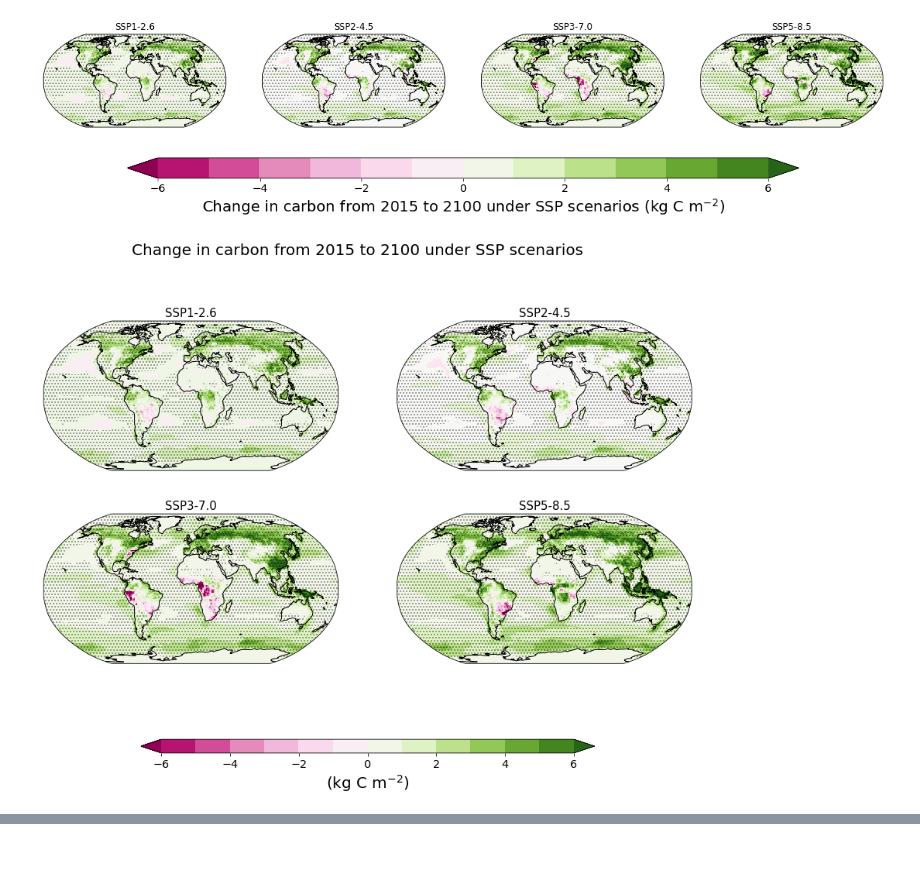
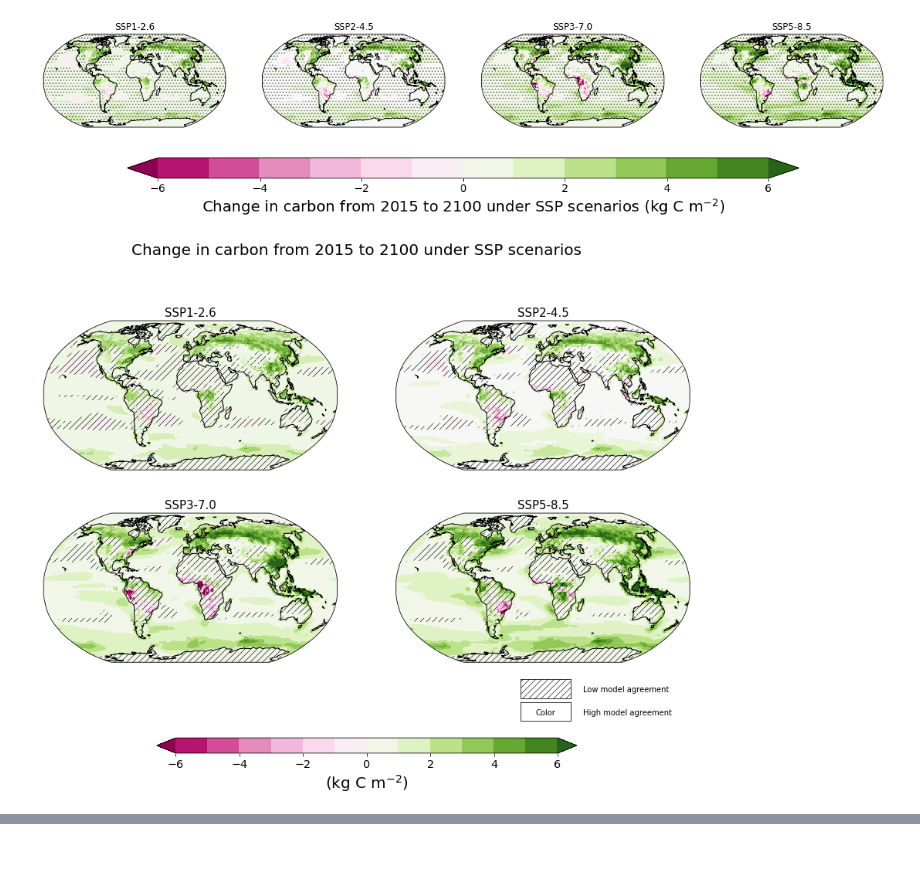
Before and after one commit to ckoven/cmip6_beta_gamma_maps, a Jupyter notebook: cstock_change_maps.ipynb, the cells around one changed output, grey strips where cells are left out. Drawn from its saved outputs; the diff is of its cells as text; code cells hidden in the pictures.

```diff
--- a/cstock_change_maps.ipynb
+++ b/cstock_change_maps.ipynb
@@ -666,7 +668,15 @@ for model_i in range(nmodels):
     for exp_i in range(nexps):
         for var_i in range(nvars):
             for fname_i in range(len(file_main_list_dynamics[model_i][var_i][exp_i])):
-                file_main_list_dynamics_fullpath[model_i][var_i][exp_i][fname_i] = substitute_filename_returnfirst(file_main_list_dynamics[model_i][var_i][exp_i][fname_i],filename_lookup)
+                try:
+                    file_main_list_dynamics_fullpath[model_i][var_i][exp_i][fname_i] = substitute_filename_returnfirst(file_main_list_dynamics[model_i][var_i][exp_i][fname_i],filename_lookup)
+                except:
+                    #print(file_main_list_dynamics[model_i][var_i][exp_i][fname_i])
+                    try:
+                        url = lookup_esg(models_list[model_i],exps_list[exp_i],vars_list[var_i], file_main_list_dynamics[model_i][var_i][exp_i][fname_i])
+                        print(url)
+                    except:
+                        print('no file for '+file_main_list_dynamics[model_i][var_i][exp_i][fname_i])
 # %% [markdown]
 #### load all land carbon data, regrid, and subtract anomalies from reference values
 # %%
@@ -877,33 +887,54 @@ f.savefig('delta_c_maps_ssps.pdf', format='pdf')
 # %%
 f, axislist = plt.subplots(nrows=2, ncols=2, figsize=(15, 12), subplot_kw={'projection': ccrs.Robinson()})
 
 titlelist = ['SSP1-2.6','SSP2-4.5','SSP3-7.0','SSP5-8.5']
 stipling_agreement_fraction = 0.80
 
+mpl.rcParams['hatch.linewidth'] = 0.6
 
 for i_exp in range(1,5):
     i_plot = i_exp-1
     #
     # first calculate the change since 1850
     deltac_since1850_ensmean = deltac[i_exp,:,:].mean(dim='model')-deltac[0,:,:].mean(dim='model')
     deltac_since1850_bymodel = deltac[i_exp,:,:]-deltac[0,:,:]
     fractional_agreement = (np.sign(deltac_since1850_bymodel) == np.sign(deltac_since1850_ensmean)).mean(dim='model')
     #
     a = deltac_since1850_ensmean.plot(ax=axislist.flatten()[i_plot], transform=ccrs.PlateCarree(), add_colorbar=False, levels=np.arange(-6,7,1), cmap='PiYG')  # cmap='PRGn'
     axislist.flatten()[i_plot].coastlines()
-    axislist.flatten()[i_plot].axes.contourf(fractional_agreement.lon,fractional_agreement.lat,1.-fractional_agreement,levels=[0.,1.-stipling_agreement_fraction],
+    axislist.flatten()[i_plot].axes.contourf(fractional_agreement.lon,fractional_agreement.lat,fractional_agreement,levels=[0.,stipling_agreement_fraction],
              antialiased = False,
              extend ='neither',
              colors='white',
-             hatches=['...'],
+             hatches=['///'],
              transform=ccrs.PlateCarree(), alpha=0.0)
     axislist.flatten()[i_plot].set_title(titlelist[i_plot], size=15)
 
-cbar = f.colorbar(a, ax=axislist, orientation='horizontal', shrink=0.7, aspect=30)
+ax6 = f.add_subplot(22,11,185)
+ax6.contourf([0,1,2],[0,1,2],np.ones((3,3))*0.,levels=[0.,stipling_agreement_fraction],
+             colors='none',
+             hatches=['///'],
+             alpha=0.00)
+ax6.xaxis.set_visible(False)
+ax6.yaxis.set_visible(False)
+ax6.text(2.5,0.9,'Low model agreement', verticalalignment='center')
+
+ax7 = f.add_subplot(22,11,196)
+ax7.contourf([0,1,2],[0,1,2],np.ones((3,3))*1.,levels=[0.,stipling_agreement_fraction],
+             colors='none',
+             hatches=['///'],
+             alpha=0.00)
+ax7.xaxis.set_visible(False)
+ax7.yaxis.set_visible(False)
+ax7.text(2.5,0.9,'High model agreement', verticalalignment='center')
+ax7.text(1,0.9,'Color', verticalalignment='center', horizontalalignment='center')
+
+
+cbar = f.colorbar(a, ax=axislist, orientation='horizontal', shrink=0.65, aspect=25)#, pad=1)
 cbar.set_label('(kg C m$^{-2}$)', size=20)
 cbar.ax.tick_params(labelsize='x-large')
 f.suptitle('Change in carbon from 2015 to 2100 under SSP scenarios', size=20)
 f.savefig('delta_c_maps_ssps_2x2.png', dpi=300, format='png')
 f.savefig('delta_c_maps_ssps_2x2.pdf', format='pdf')
 # %% [output]
-[figure, old version]
+[figure, new version]
```
Also changed, not shown: parts of 2 cells of this notebook, 8 other files.
